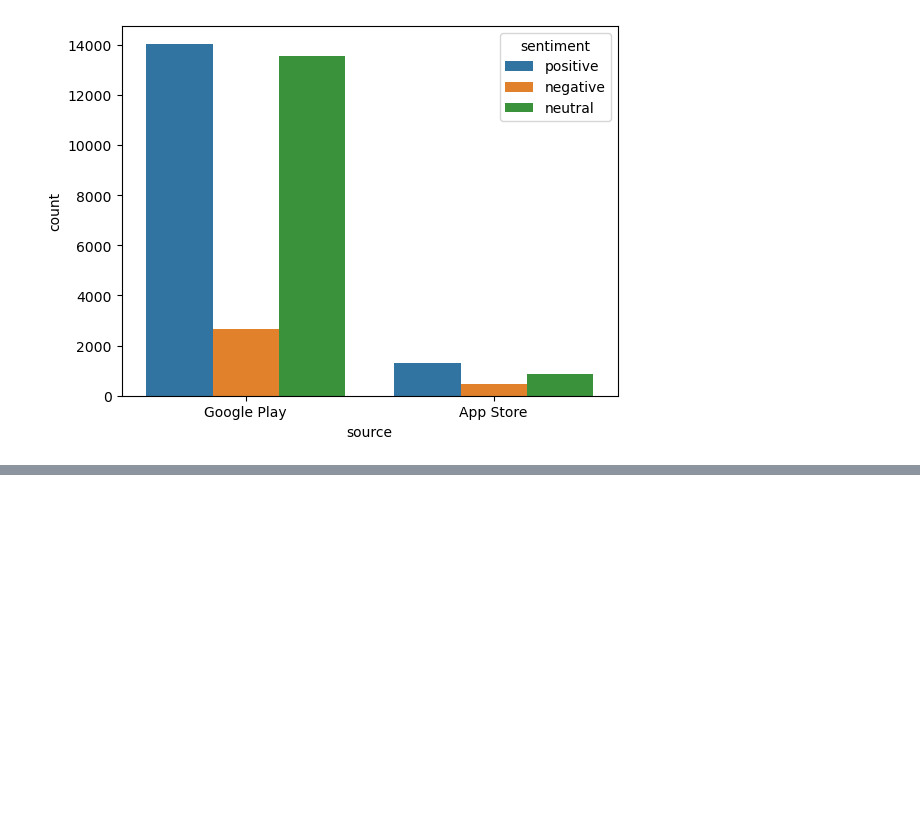
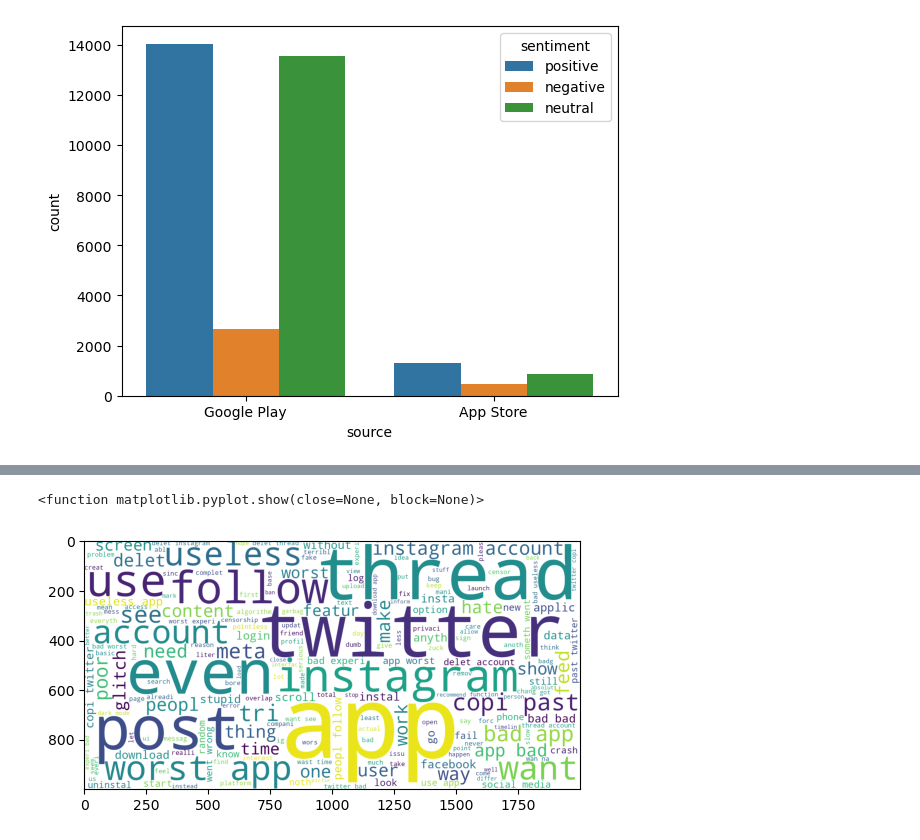
Before and after one commit to saiteja180/thread_app_rating_analysis, a Jupyter notebook: thread-app-rating-notebook.ipynb, the cells around one changed output, grey strips where cells are left out. Drawn from its saved outputs; the diff is of its cells as text; code cells hidden in the pictures; blank space fills up the shorter version.

```diff
--- a/thread-app-rating-notebook.ipynb
+++ b/thread-app-rating-notebook.ipynb
@@ -171,0 +190,8 @@ plt.show
+# %%
+#find words used for 1 star rating with negative sentiment
+Wc=df[(df['rating']==1 )& (df['sentiment']=='negative')]['transformed_text'].values
+plt.imshow(WordCloud(width = 2000, height = 1000,background_color='white').generate(' '.join(Wc)))
+plt.show
+# %% [output]
+<function matplotlib.pyplot.show(close=None, block=None)>
+[figure, added]
```
Also changed, not shown: parts of 4 cells of this notebook.
